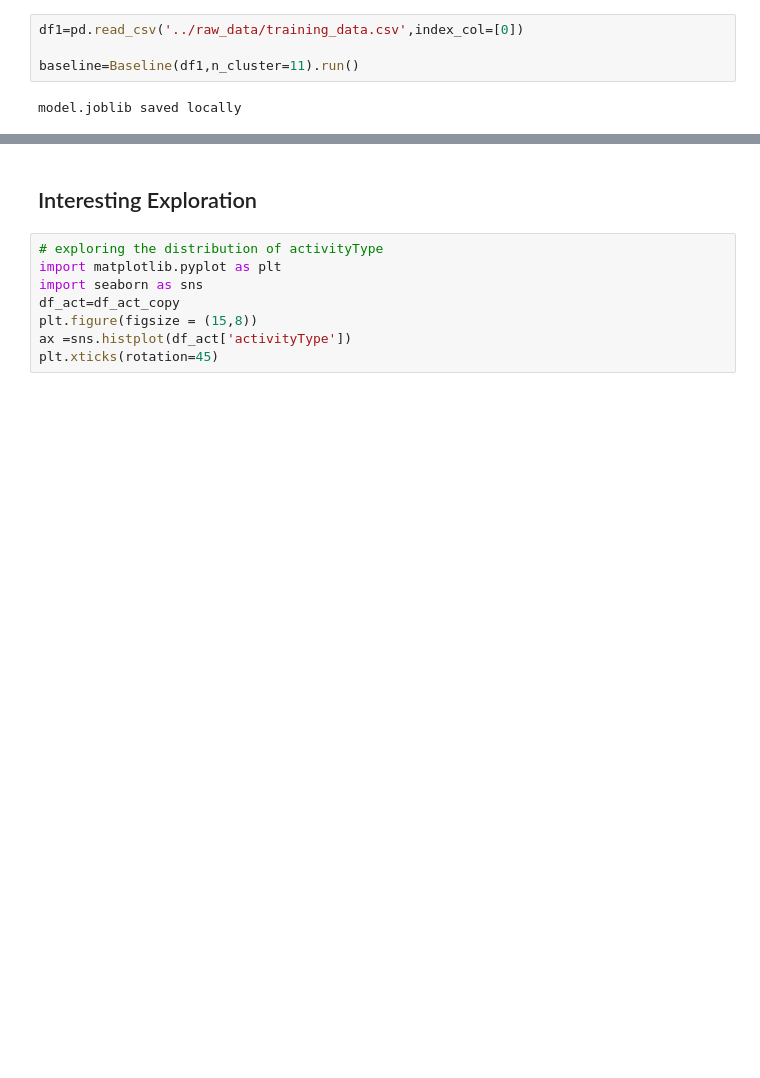
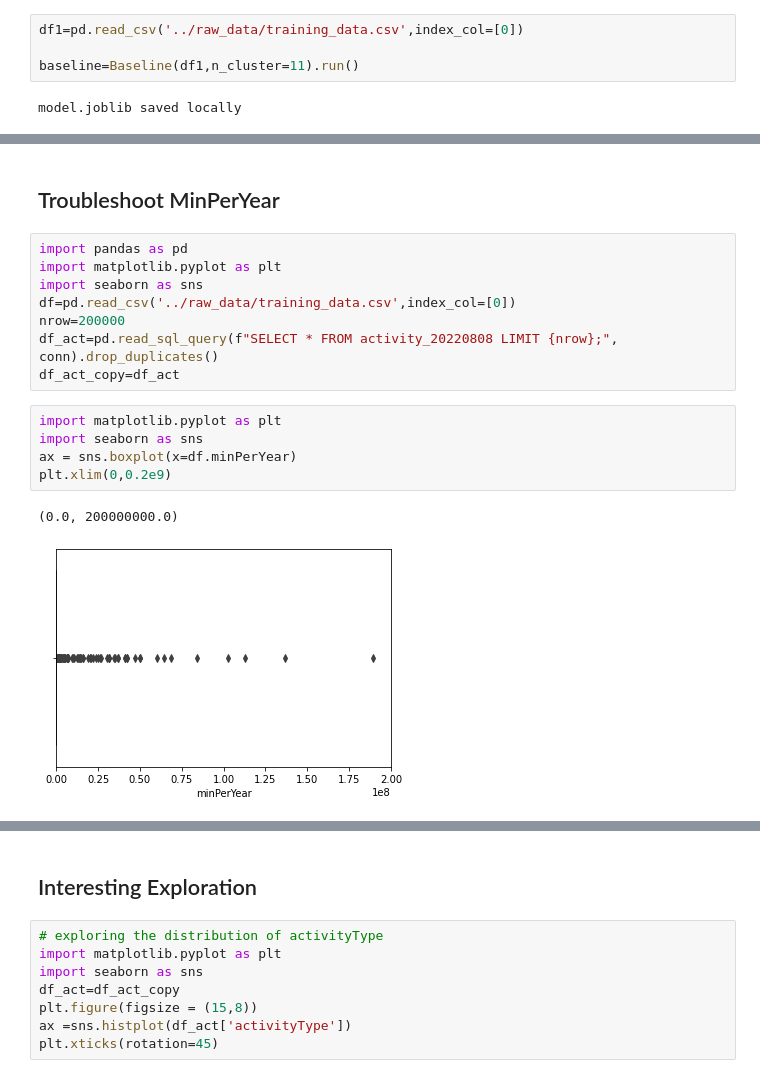
Before and after one commit to BenQuartermaine/customerclustering, a Jupyter notebook: notebooks/ran.ipynb, the cells around one changed output, grey strips where cells are left out. Drawn from its saved outputs; the diff is of its cells as text; blank space fills up the shorter version.

Commit message:
extracted userID with strange MinPerYear

```diff
--- a/notebooks/ran.ipynb
+++ b/notebooks/ran.ipynb
@@ -856,0 +868,18 @@ AttributeError: 'NoneType' object has no attribute 'pipeline'
+# %% [markdown]
+## Troubleshoot MinPerYear
+# %%
+import pandas as pd
+import matplotlib.pyplot as plt
+import seaborn as sns
+df=pd.read_csv('../raw_data/training_data.csv',index_col=[0])
+nrow=200000
+df_act=pd.read_sql_query(f"SELECT * FROM activity_20220808 LIMIT {nrow};", conn).drop_duplicates()
+df_act_copy=df_act
+# %%
+import matplotlib.pyplot as plt
+import seaborn as sns
+ax = sns.boxplot(x=df.minPerYear)
+plt.xlim(0,0.2e9)
+# %% [output]
+(0.0, 200000000.0)
+[figure, added]
```
Also changed, not shown: parts of 5 cells of this notebook, 1 other file.
